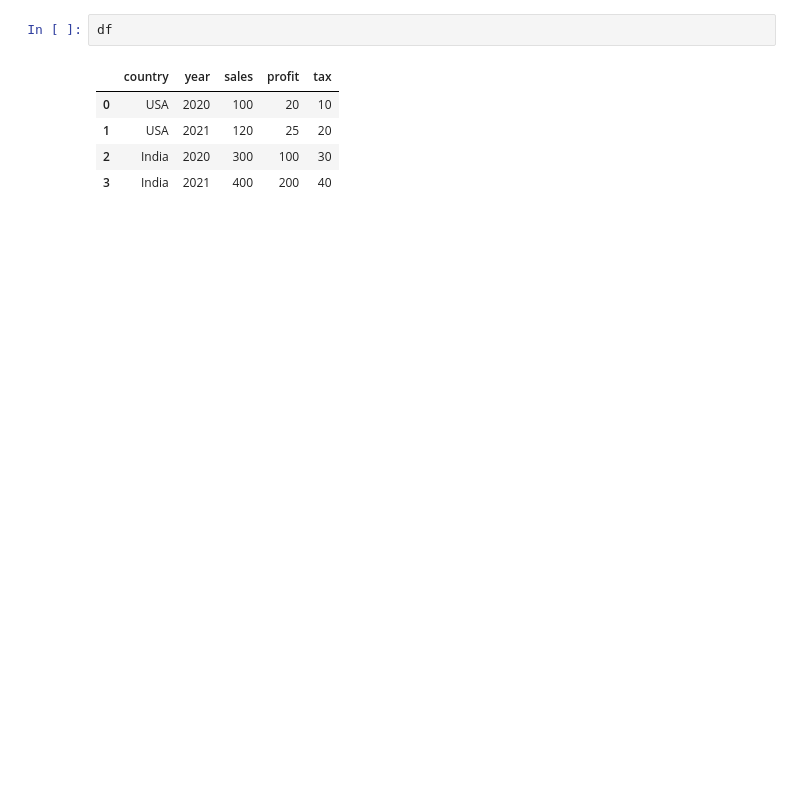
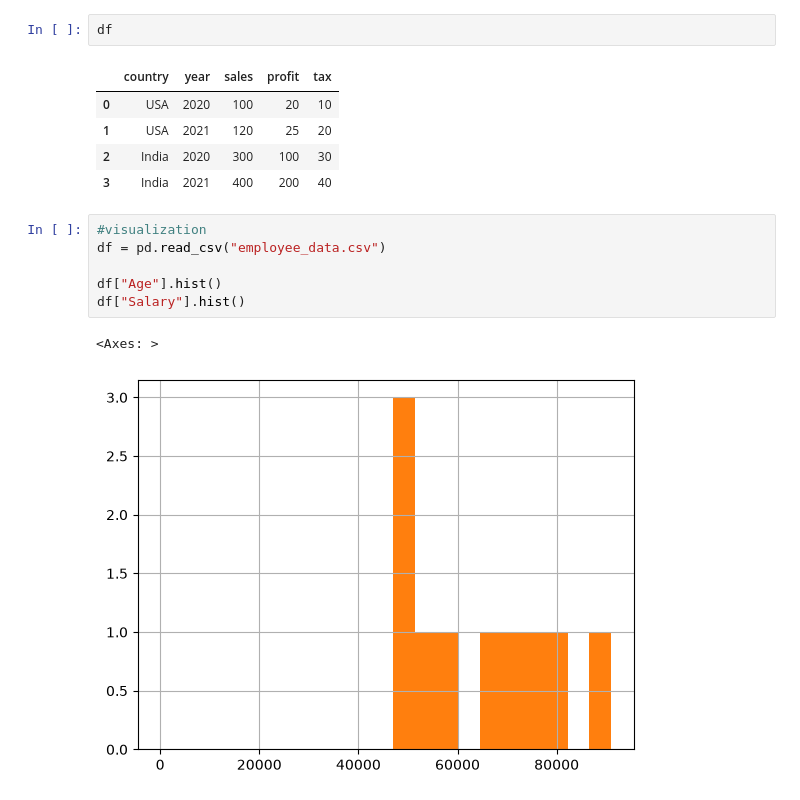
Before and after one commit to zzgirirohit001-tech/Amazon-store-work, a Jupyter notebook: jupyter/pandas.ipynb, the cells around one changed output. Cells and saved outputs as stored; diff of their text form; blank space fills up the shorter version.

```diff
--- a/jupyter/pandas.ipynb
+++ b/jupyter/pandas.ipynb
@@ -528,3 +535,12 @@ df
 | 1 | USA | 2021 | 120 | 25 | 20 |
 | 2 | India | 2020 | 300 | 100 | 30 |
 | 3 | India | 2021 | 400 | 200 | 40 |
+# %%
+#visualization
+df = pd.read_csv("employee_data.csv")
+
+df["Age"].hist()
+df["Salary"].hist()
+# %% [output]
+<Axes: >
+[figure, added]
```
Also changed, not shown: parts of 1 cell of this notebook.
